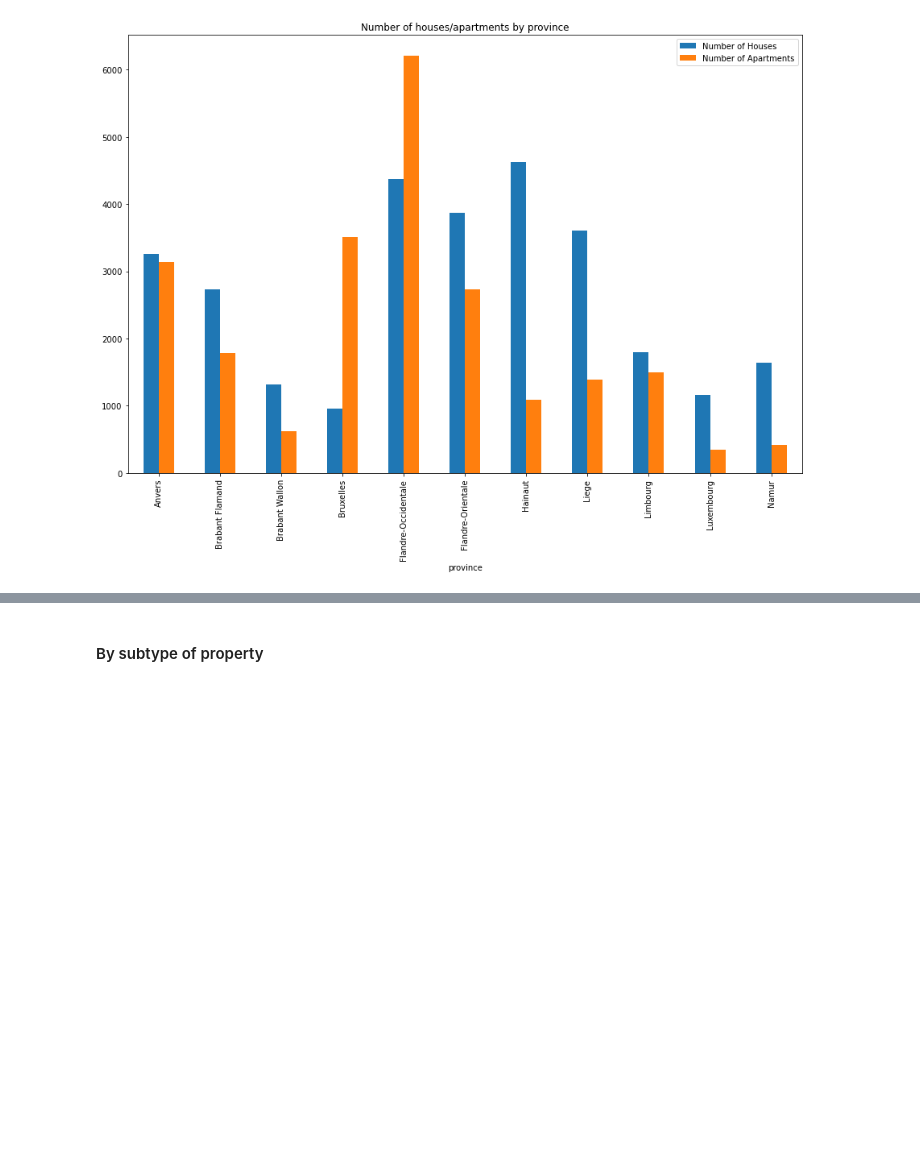
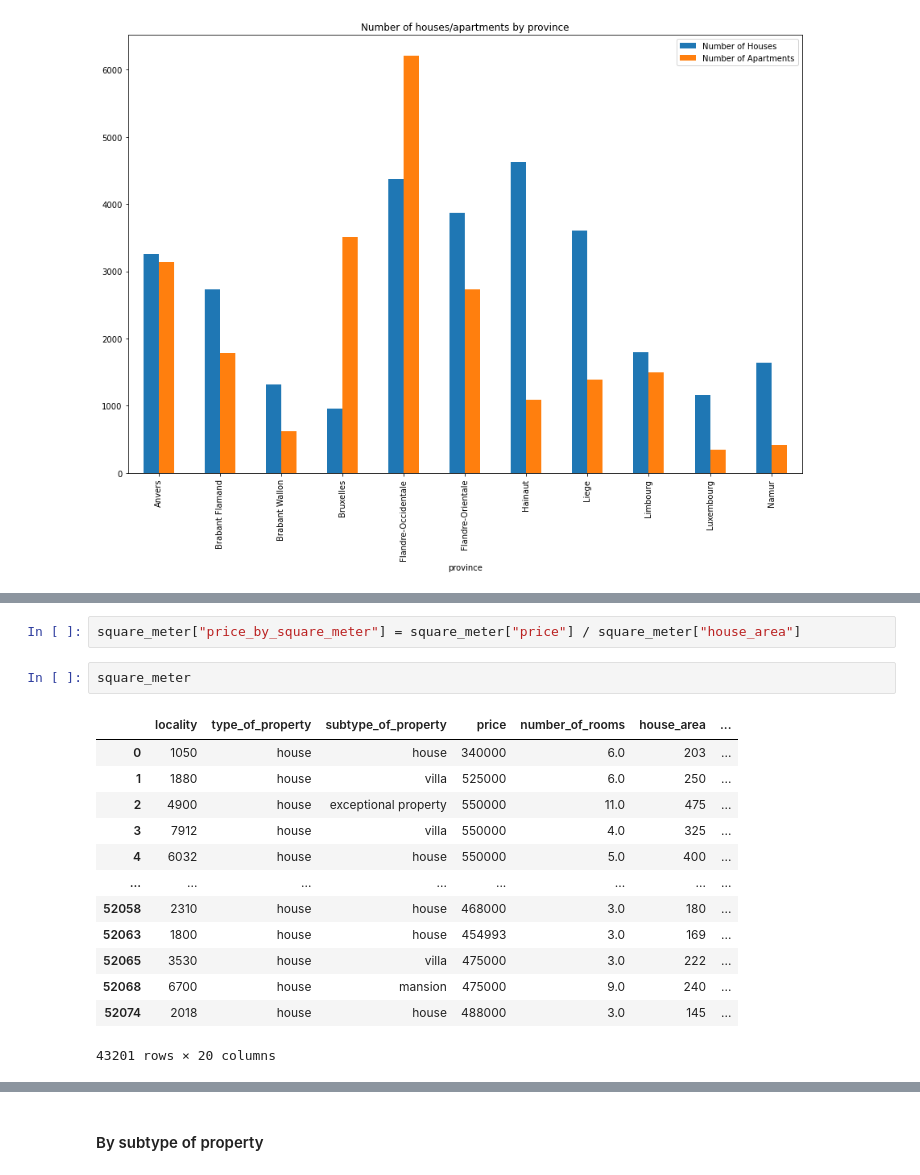
Before and after one commit to Demesmaeker/Immo_data_analysis, a Jupyter notebook: Comparisons between variables (no prices).ipynb, the cells around one changed output, grey strips where cells are left out. Saved outputs shown, nothing was run; the diff lists cells and outputs as text; blank space fills up the shorter version.

```diff
--- a/Comparisons between variables (no prices).ipynb
+++ b/Comparisons between variables (no prices).ipynb
@@ -43,0 +65,18 @@ province_type.plot.bar(x = 'province',
+# %%
+square_meter["price_by_square_meter"] = square_meter["price"] / square_meter["house_area"]
+# %%
+square_meter
+# %% [output]
+|  | locality | type_of_property | subtype_of_property | price | number_of_rooms | house_area | ... |
+| 0 | 1050 | house | house | 340000 | 6.0 | 203 | ... |
+| 1 | 1880 | house | villa | 525000 | 6.0 | 250 | ... |
+| 2 | 4900 | house | exceptional property | 550000 | 11.0 | 475 | ... |
+| 3 | 7912 | house | villa | 550000 | 4.0 | 325 | ... |
+| 4 | 6032 | house | house | 550000 | 5.0 | 400 | ... |
+| ... | ... | ... | ... | ... | ... | ... | ... |
+| 52058 | 2310 | house | house | 468000 | 3.0 | 180 | ... |
+| 52063 | 1800 | house | house | 454993 | 3.0 | 169 | ... |
+| 52065 | 3530 | house | villa | 475000 | 3.0 | 222 | ... |
+| 52068 | 6700 | house | mansion | 475000 | 9.0 | 240 | ... |
+| 52074 | 2018 | house | house | 488000 | 3.0 | 145 | ... |
+43201 rows × 20 columns
```
Also changed, not shown: parts of 5 cells of this notebook.
